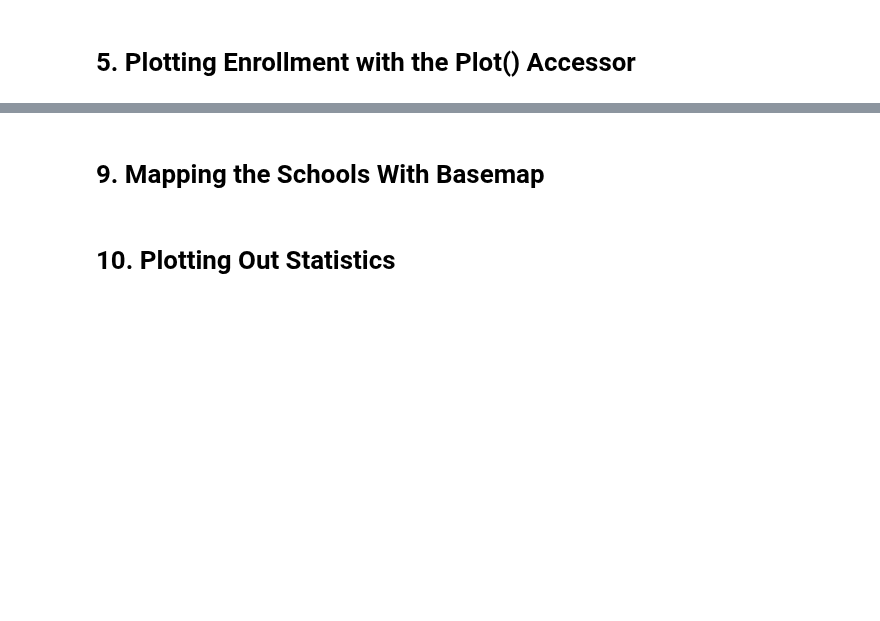
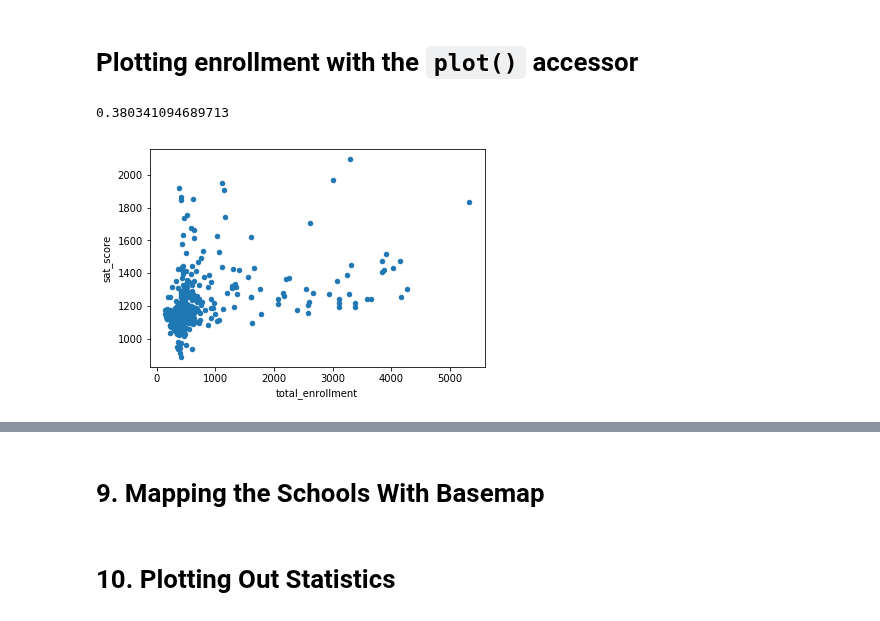
Before and after one commit to JustinToribio/analyzing-the-sat, a Jupyter notebook: notebooks/1.0-jt-analyze-the-sat.ipynb, the cells around one changed output, grey strips where cells are left out. Cells and saved outputs as stored; diff of their text form; code cells hidden in the pictures; blank space fills up the shorter version.

```diff
--- a/notebooks/1.0-jt-analyze-the-sat.ipynb
+++ b/notebooks/1.0-jt-analyze-the-sat.ipynb
@@ -20,0 +17,9 @@ Here is a summary of my results...
+# %%
+# Import pandas module and set maximum viewable columns and rows to 500.
+import pandas as pd
+pd.options.display.max_columns = 500
+pd.options.display.max_rows = 500
+
+# Read csv file into a dataframe named "data" and view the first 5 rows.
+data = pd.read_csv("../data/processed/nyc_hs_data_clean.csv")
+data.head()
@@ -23,3 +35,4 @@ Here is a summary of my results...
 # %%
-correlations = combined.corr()
+correlations = data.corr()
+correlations = correlations["sat_score"]
 correlations
@@ -31,5 +57,11 @@ correlations['total_enrollment']
 # %% [markdown]
-# 5. Plotting Enrollment with the Plot() Accessor
+# Plotting enrollment with the `plot()` accessor
 # %%
 import matplotlib.pyplot as plt
 %matplotlib inline
+
+data.plot(x="total_enrollment", y="sat_score", kind="scatter")
+correlations["total_enrollment"]
+# %% [output]
+0.380341094689713
+[figure, added]
```
Also changed, not shown: parts of 19 cells of this notebook, 1 other file.
